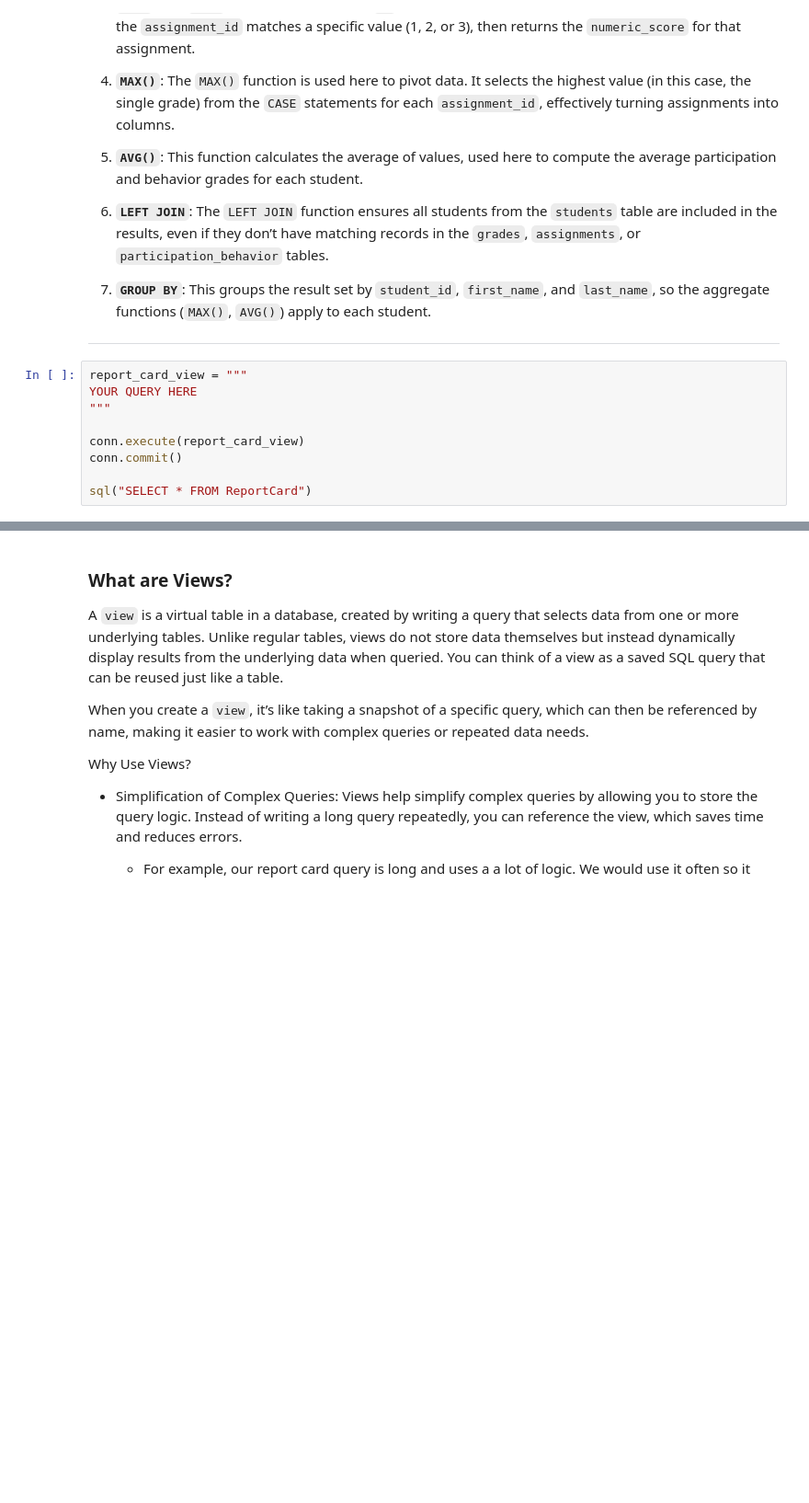
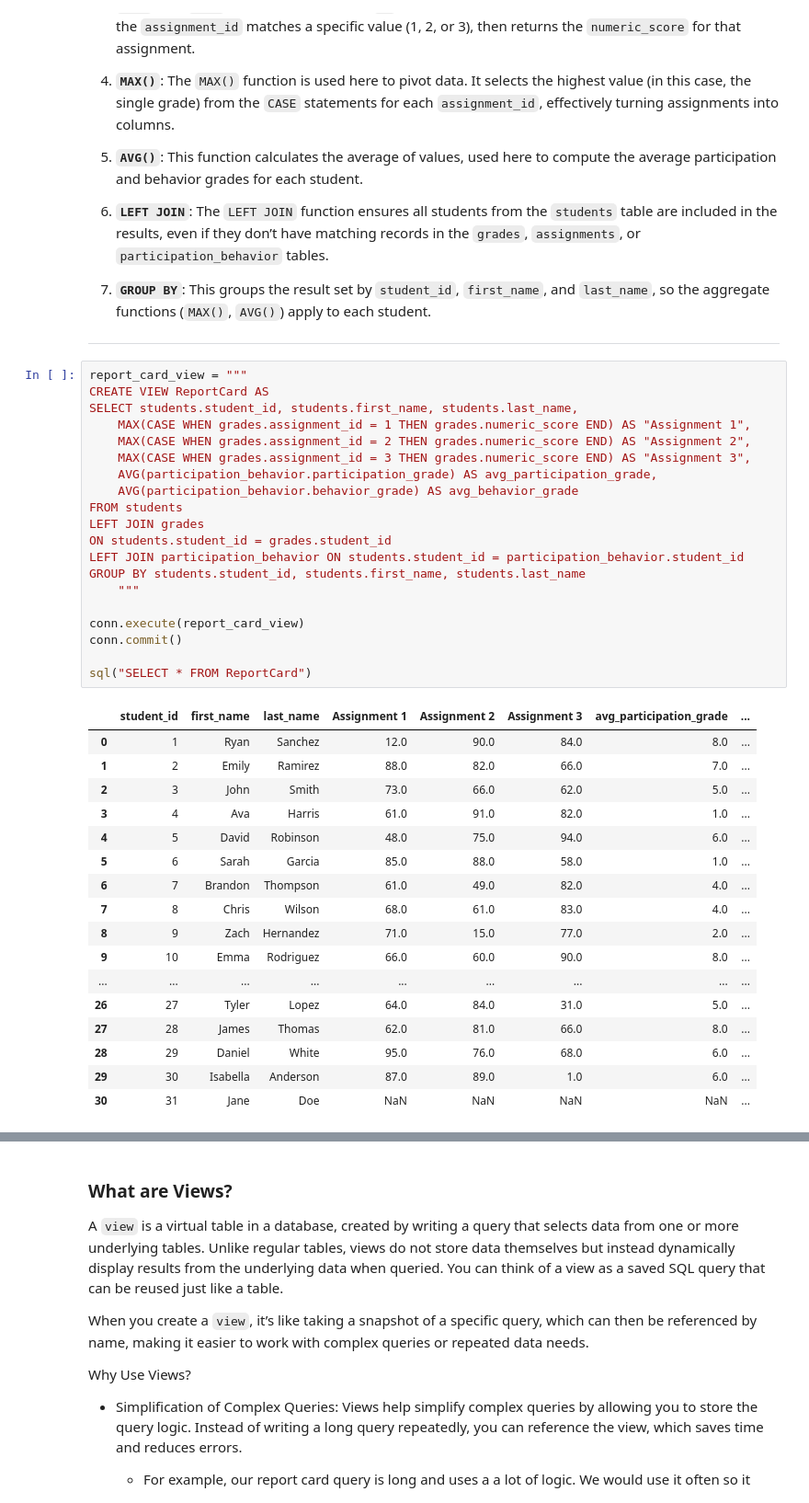
Before and after one commit to joelie1105/SQL_Test, a Jupyter notebook: final.ipynb, the cells around one changed output, grey strips where cells are left out. Shown: that part at 92% size. Cells and saved outputs as stored; diff of their text form; blank space fills up the shorter version.

```diff
--- a/final.ipynb
+++ b/final.ipynb
@@ -810,14 +810,43 @@ Use SQL functions like `CASE`, `MAX()`, `AVG()`, and `LEFT JOIN` to complete the
 7. **`GROUP BY`**: This groups the result set by `student_id`, `first_name`, and `last_name`, so the aggregate functions (`MAX()`, `AVG()`) apply to each student.
 
 ---
-# %%
-report_card_view = """
-YOUR QUERY HERE
-"""
-
-conn.execute(report_card_view)
-conn.commit()
-
-sql("SELECT * FROM ReportCard")
+# %%
+report_card_view = """
+CREATE VIEW ReportCard AS
+SELECT students.student_id, students.first_name, students.last_name,
+    MAX(CASE WHEN grades.assignment_id = 1 THEN grades.numeric_score END) AS "Assignment 1",
+    MAX(CASE WHEN grades.assignment_id = 2 THEN grades.numeric_score END) AS "Assignment 2",
+    MAX(CASE WHEN grades.assignment_id = 3 THEN grades.numeric_score END) AS "Assignment 3",
+    AVG(participation_behavior.participation_grade) AS avg_participation_grade,
+    AVG(participation_behavior.behavior_grade) AS avg_behavior_grade
+FROM students
+LEFT JOIN grades
+ON students.student_id = grades.student_id
+LEFT JOIN participation_behavior ON students.student_id = participation_behavior.student_id
+GROUP BY students.student_id, students.first_name, students.last_name
+    """
+
+conn.execute(report_card_view)
+conn.commit()
+
+sql("SELECT * FROM ReportCard")
+# %% [output]
+|  | student_id | first_name | last_name | Assignment 1 | Assignment 2 | Assignment 3 | avg_participation_grade | ... |
+| 0 | 1 | Ryan | Sanchez | 12.0 | 90.0 | 84.0 | 8.0 | ... |
+| 1 | 2 | Emily | Ramirez | 88.0 | 82.0 | 66.0 | 7.0 | ... |
+| 2 | 3 | John | Smith | 73.0 | 66.0 | 62.0 | 5.0 | ... |
+| 3 | 4 | Ava | Harris | 61.0 | 91.0 | 82.0 | 1.0 | ... |
+| 4 | 5 | David | Robinson | 48.0 | 75.0 | 94.0 | 6.0 | ... |
+| 5 | 6 | Sarah | Garcia | 85.0 | 88.0 | 58.0 | 1.0 | ... |
+| 6 | 7 | Brandon | Thompson | 61.0 | 49.0 | 82.0 | 4.0 | ... |
+| 7 | 8 | Chris | Wilson | 68.0 | 61.0 | 83.0 | 4.0 | ... |
+| 8 | 9 | Zach | Hernandez | 71.0 | 15.0 | 77.0 | 2.0 | ... |
+| 9 | 10 | Emma | Rodriguez | 66.0 | 60.0 | 90.0 | 8.0 | ... |
+| ... | ... | ... | ... | ... | ... | ... | ... | ... |
+| 26 | 27 | Tyler | Lopez | 64.0 | 84.0 | 31.0 | 5.0 | ... |
+| 27 | 28 | James | Thomas | 62.0 | 81.0 | 66.0 | 8.0 | ... |
+| 28 | 29 | Daniel | White | 95.0 | 76.0 | 68.0 | 6.0 | ... |
+| 29 | 30 | Isabella | Anderson | 87.0 | 89.0 | 1.0 | 6.0 | ... |
+| 30 | 31 | Jane | Doe | NaN | NaN | NaN | NaN | ... |
 # %%
 test_instance.report_card_view_test(conn, report_card_view)
```
Also changed, not shown: parts of 1 cell of this notebook.
